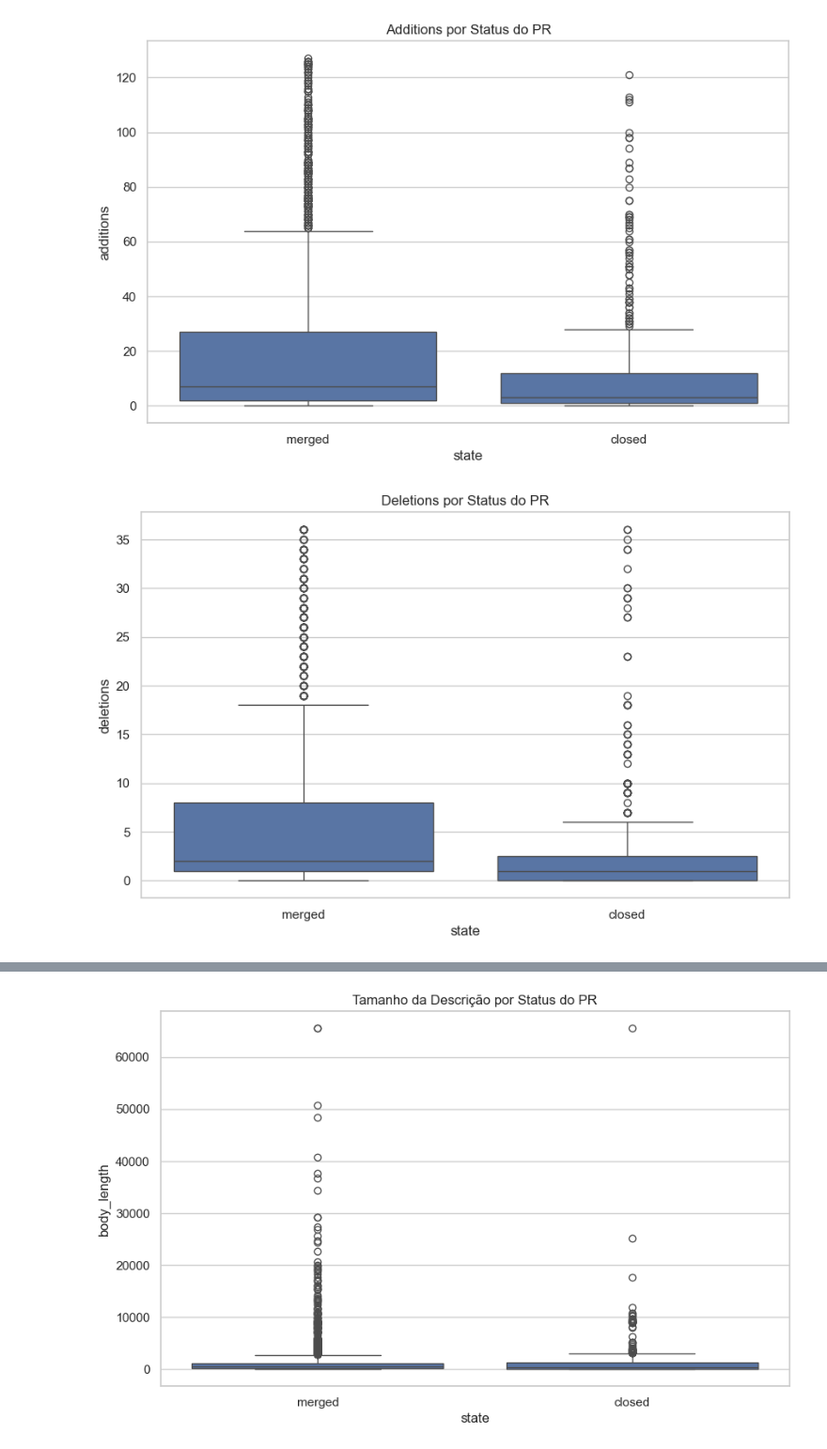
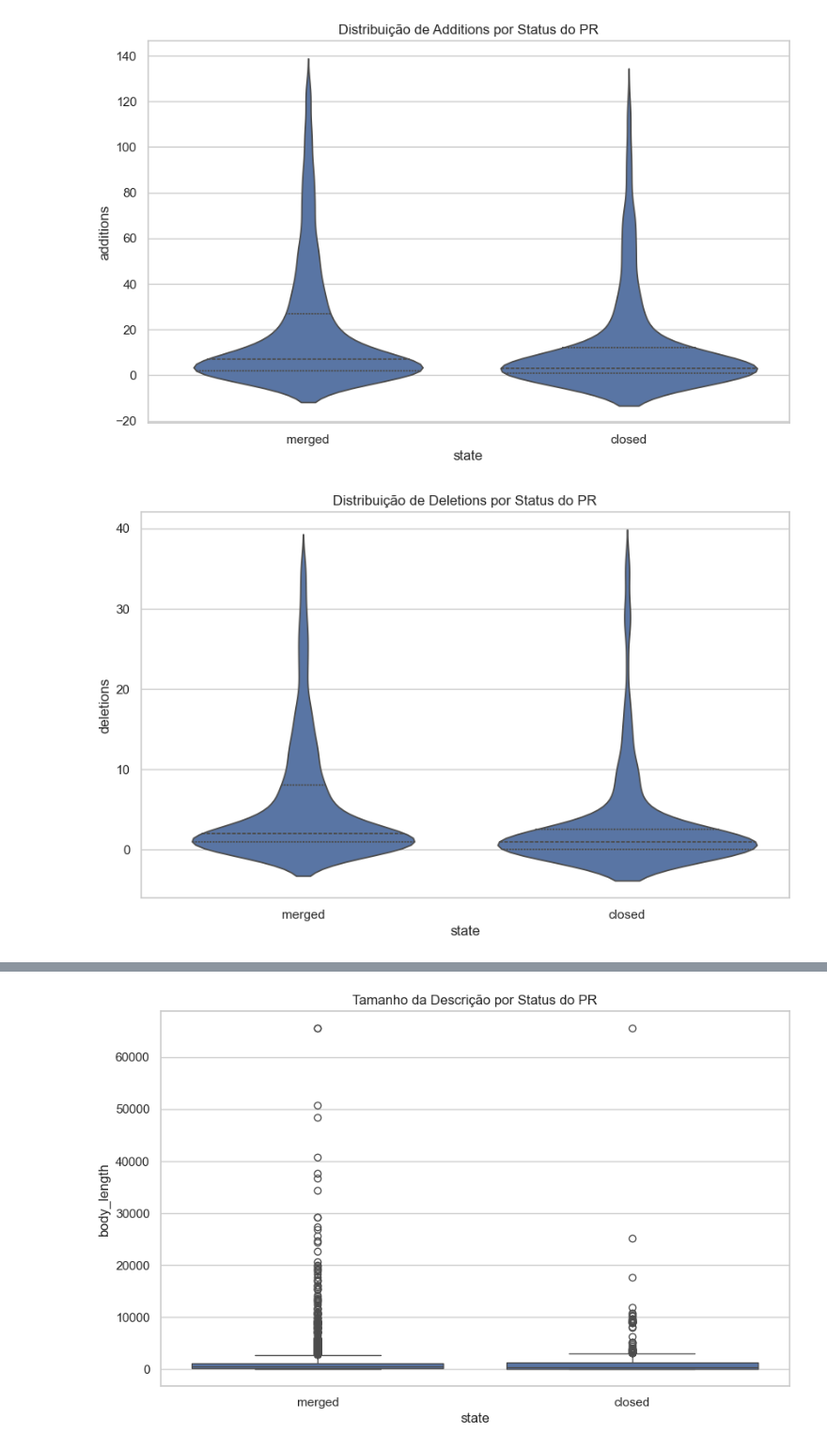
Before and after one commit to urbanobruno/lab-experimentacao-software, a Jupyter notebook: lab3/graficos_analise.ipynb, the cells around one changed output, grey strips where cells are left out. Shown at 94% size. Saved outputs shown, nothing was run; the diff lists cells and outputs as text; code cells hidden in the pictures.

Commit message:
improve graphs

```diff
--- a/lab3/graficos_analise.ipynb
+++ b/lab3/graficos_analise.ipynb
@@ -94,18 +22,17 @@ df_no_outliers_additions = remove_outliers(df, 'additions')
 df_no_outliers_deletions = remove_outliers(df, 'deletions')
 df_no_outliers_changed_files = remove_outliers(df, 'changed_files')
 # %%
-# RQ01: Tamanho do PR × Status (merged/closed)
-sns.boxplot(x='state', y='additions', data=df_no_outliers_additions)
-plt.title("Additions por Status do PR")
+sns.violinplot(x='state', y='additions', data=df_no_outliers_additions, inner='quartile')
+plt.title("Distribuição de Additions por Status do PR")
 plt.show()
 
-sns.boxplot(x='state', y='deletions', data=df_no_outliers_deletions)
-plt.title("Deletions por Status do PR")
+sns.violinplot(x='state', y='deletions', data=df_no_outliers_deletions, inner='quartile')
+plt.title("Distribuição de Deletions por Status do PR")
 plt.show()
 
-sns.boxplot(x='state', y='changed_files', data=df_no_outliers_changed_files)
-plt.title("Arquivos Modificados por Status do PR")
+sns.violinplot(x='state', y='changed_files', data=df_no_outliers_changed_files, inner='quartile')
+plt.title("Distribuição de Arquivos Modificados por Status do PR")
 plt.show()
 # %% [output]
-[figure, old version]
+[figure, new version]
-[figure, old version]
+[figure, new version]
```
Also changed, not shown: parts of 5 cells of this notebook.
